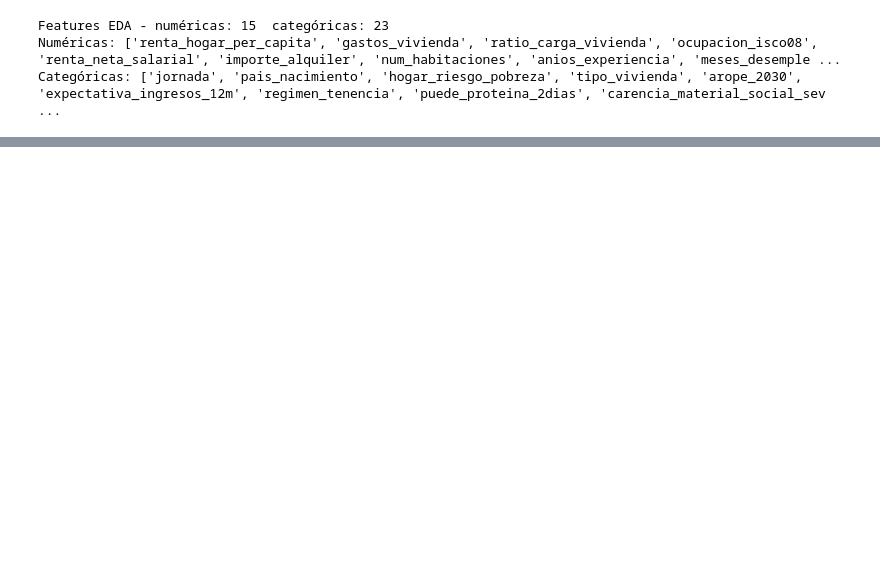
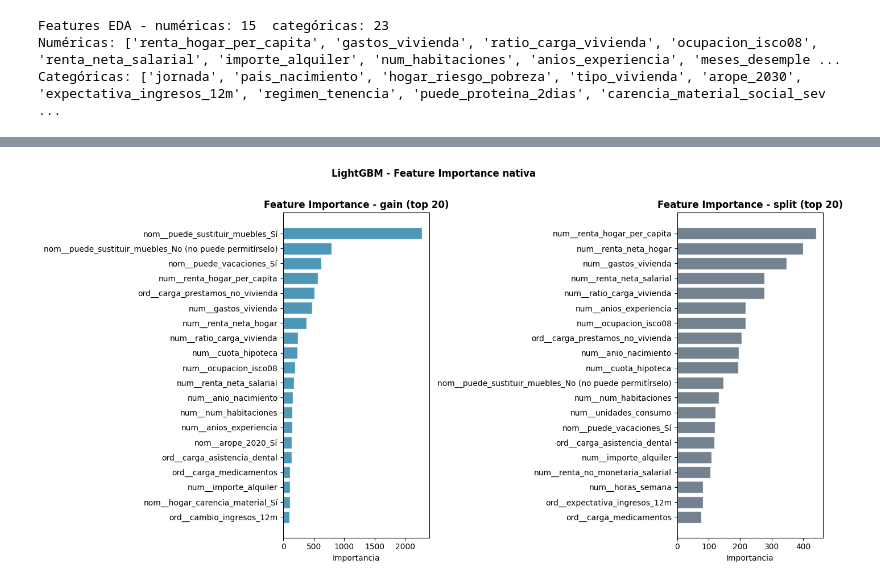
Before and after one commit to somm14/tfm_project, a Jupyter notebook: src/notebooks/02_modelado.ipynb, the cells around one changed output, grey strips where cells are left out. Cells and saved outputs as stored; diff of their text form; code cells hidden in the pictures; blank space fills up the shorter version.

```diff
--- a/src/notebooks/02_modelado.ipynb
+++ b/src/notebooks/02_modelado.ipynb
@@ -97,6 +108,11 @@ print(f'Categóricas: {FEATURES_CAT}')
 Features EDA - numéricas: 15  categóricas: 23
 Numéricas: ['renta_hogar_per_capita', 'gastos_vivienda', 'ratio_carga_vivienda', 'ocupacion_isco08', 'renta_neta_salarial', 'importe_alquiler', 'num_habitaciones', 'anios_experiencia', 'meses_desemple ...
 Categóricas: ['jornada', 'pais_nacimiento', 'hogar_riesgo_pobreza', 'tipo_vivienda', 'arope_2030', 'expectativa_ingresos_12m', 'regimen_tenencia', 'puede_proteina_2dias', 'carencia_material_social_sev ...
+# %%
+FEATURES_ALL = FEATURES_NUM.copy()
+FEATURES_ALL.extend(FEATURES_CAT)
+
+X_train_sel = train[FEATURES_ALL]
 # %% [markdown]
 ## 1. **Preprocesado - ColumnTransformer**
 
@@ -745,0 +820,16 @@ print('═' * 60)
+# %%
+# Extraer el modelo LightGBM del interior del pipeline
+lgbm_model = pipeline_final.named_steps['modelo']
+
+# Obtener los nombres de las features tras el preprocesado
+feature_names = pipeline_final.named_steps['preprocesado'].get_feature_names_out()
+
+# Importancias por gain y por split
+fi_gain  = pd.Series(lgbm_model.booster_.feature_importance(importance_type='gain'),
+                     index=feature_names).sort_values(ascending=False)
+fi_split = pd.Series(lgbm_model.booster_.feature_importance(importance_type='split'),
+                     index=feature_names).sort_values(ascending=False)
+
+print(f'Total features en el modelo: {len(feature_names)}')
+print(f'\nTop 15 por gain:')
+print(fi_gain.head(15).to_string())
@@ -745,0 +855,20 @@ print('═' * 60)
+# %%
+# Gráfico: top 20 por gain y por split
+top_n = 20
+fig, axes = plt.subplots(1, 2, figsize=(14, 7))
+
+for ax, fi, titulo, color in [
+    (axes[0], fi_gain,  'Feature Importance - gain (top 20)',  C0),
+    (axes[1], fi_split, 'Feature Importance - split (top 20)', C_NEUTRAL),
+]:
+    top = fi.head(top_n)
+    ax.barh(top.index[::-1], top.values[::-1], color=color, alpha=0.85, edgecolor='white')
+    ax.set_xlabel('Importancia')
+    ax.set_title(titulo, fontweight='bold')
+
+plt.suptitle('LightGBM - Feature Importance nativa', fontweight='bold', y=1.01)
+plt.tight_layout()
+# plt.savefig(PATH_IMG / 'feature_importance_lgbm.png', bbox_inches='tight')
+plt.show()
+# %% [output]
+[figure, added]
```
Also changed, not shown: parts of 65 cells of this notebook, 7 other files.
